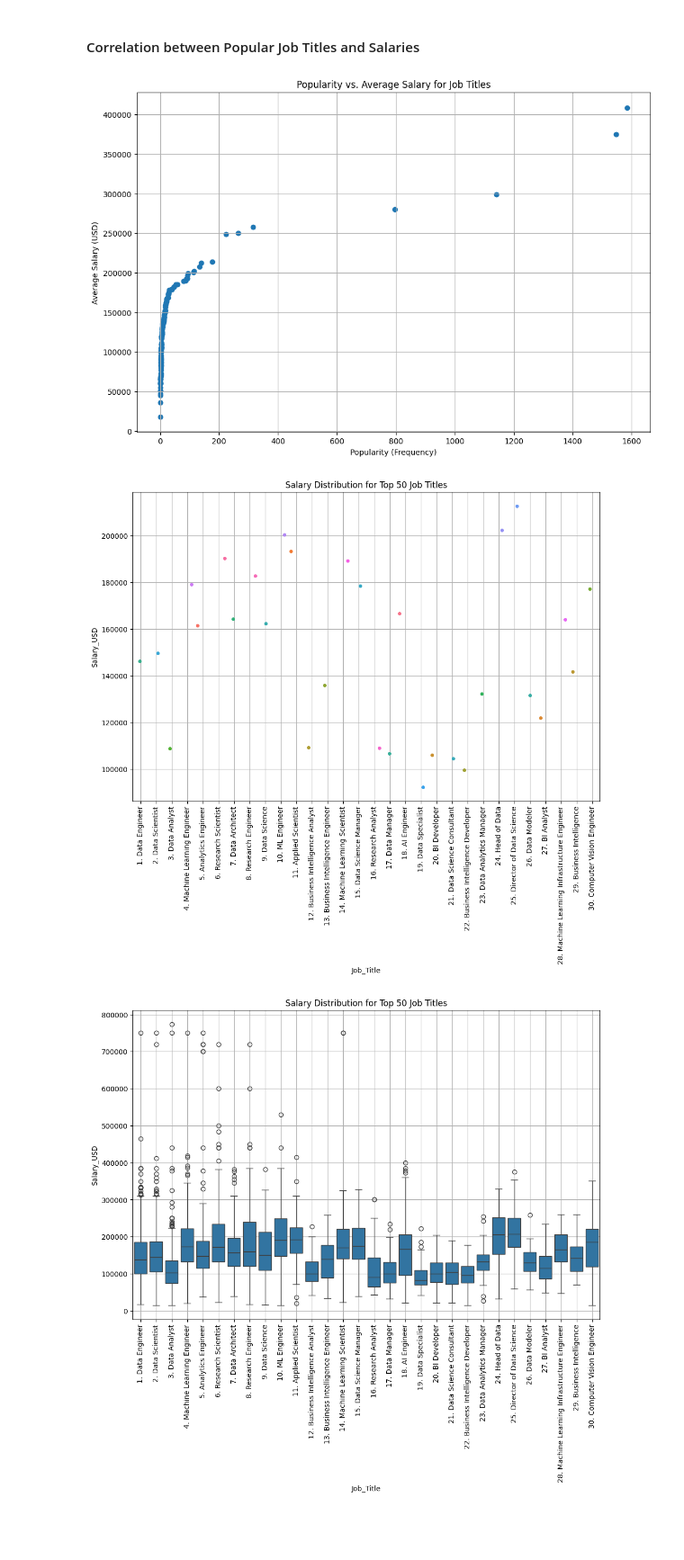
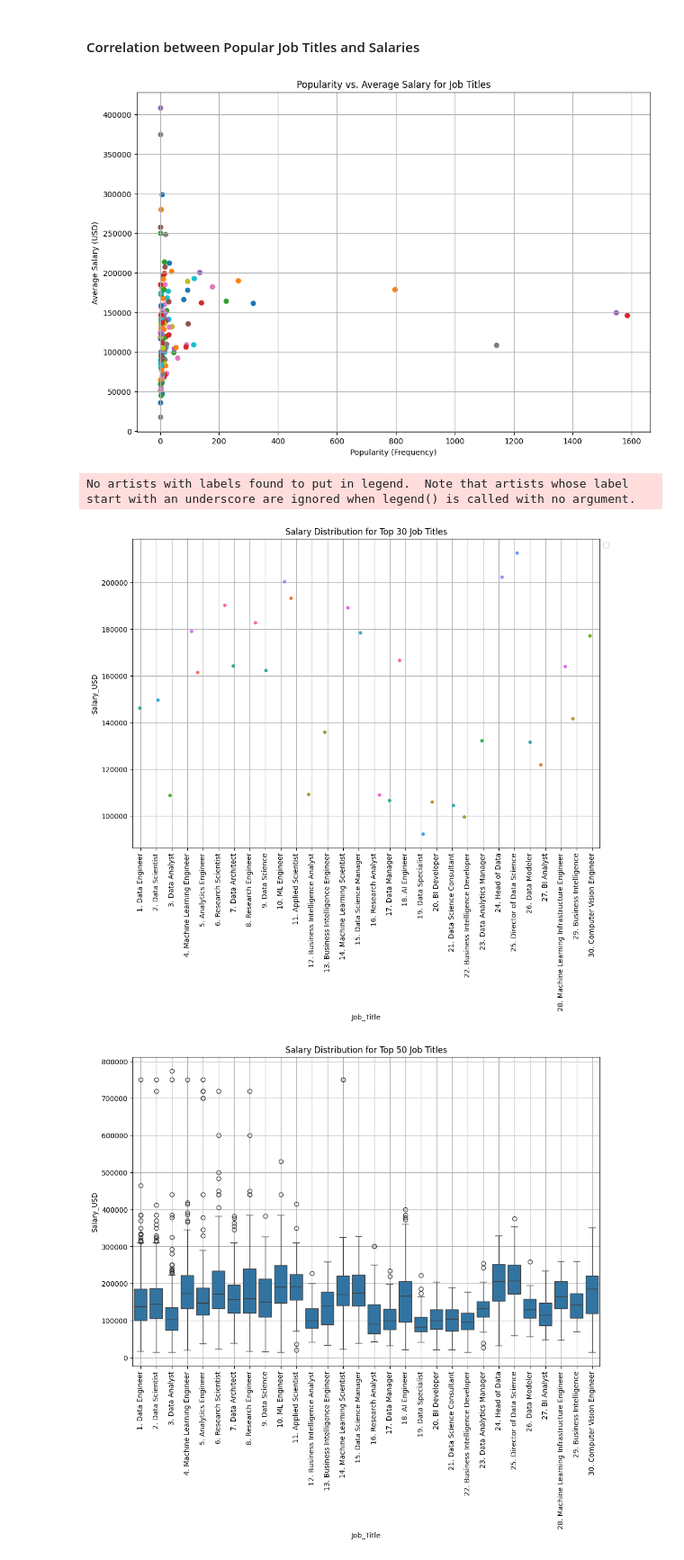
Before and after one commit to avamirm/EDA-techniques, a Jupyter notebook: Task2/task2.ipynb, the cells around one changed output. Shown at 90% size. Cells and saved outputs as stored; diff of their text form; code cells hidden in the pictures; blank space fills up the shorter version.

```diff
--- a/Task2/task2.ipynb
+++ b/Task2/task2.ipynb
@@ -373,30 +374,39 @@ plot for salaries (box plot looks good)
 #### Correlation between Popular Job Titles and Salaries
 # %%
 plt.figure(figsize=(12, 8))
-plt.scatter(job_title_freq, highest_salaries)
+for job_title in salaries_df['Job_Title'].unique():
+    # Calculate average salary for each job title
+    avg_salary = salaries_df[salaries_df['Job_Title'] == job_title]['Salary_USD'].mean()
+    # Find the frequency of each job title
+    freq = job_title_freq[job_title]
+    # Plotting job title against its average salary and frequency
+    plt.scatter(freq, avg_salary, label=job_title)
 plt.xlabel('Popularity (Frequency)')
 plt.ylabel('Average Salary (USD)')
 plt.title('Popularity vs. Average Salary for Job Titles')
 plt.grid(True)
+# plt.legend(loc='upper left', bbox_to_anchor=(1,1))
 plt.show()
 # %% [output]
-[figure, old version]
+[figure, new version]
 # %%
 # scatter plot for salary distribution mean based on popularity only for top 30 job titles
 top_30_job_titles = job_title_freq.head(30).index
 top_30_job_titles_data = salaries_df[salaries_df['Job_Title'].isin(top_30_job_titles)]
 top_30_job_titles_data = top_30_job_titles_data.groupby('Job_Title')['Salary_USD'].mean().reset_index()
 
 plt.figure(figsize=(12, 8))
 # x order based on popularity only for top 30 job titles
 sns.stripplot(x='Job_Title', y='Salary_USD', data=top_30_job_titles_data, order=top_30_job_titles, hue='Job_Title', dodge=True)
 plt.xticks(rotation=90)
 plt.xticks(range(len(top_30_job_titles)), [f'{i+1}. {title}' for i, title in enumerate(top_30_job_titles)])
-plt.title('Salary Distribution for Top 50 Job Titles')
+plt.title('Salary Distribution for Top 30 Job Titles')
 plt.grid(True)
+plt.legend(loc='upper left', bbox_to_anchor=(1,1))
 plt.show()
 # %% [output]
+No artists with labels found to put in legend.  Note that artists whose label start with an underscore are ignored when legend() is called with no argument.
-[figure, old version]
+[figure, new version]
 # %%
 # box plot for salary distribution based on popularity only for top 30 job titles
 top_30_job_titles_data = salaries_df[salaries_df['Job_Title'].isin(top_30_job_titles)]
```
Also changed, not shown: parts of 6 cells of this notebook.
